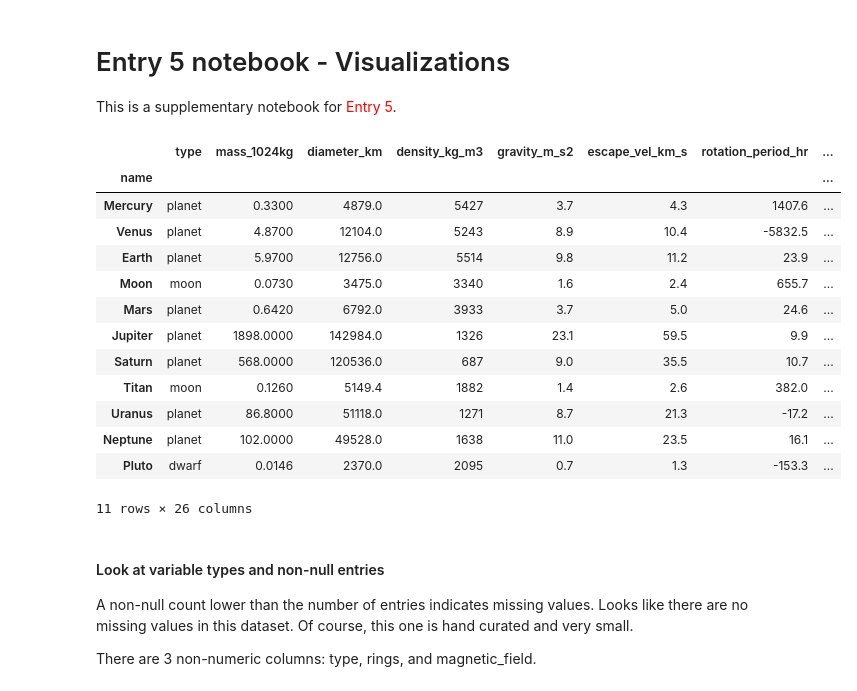
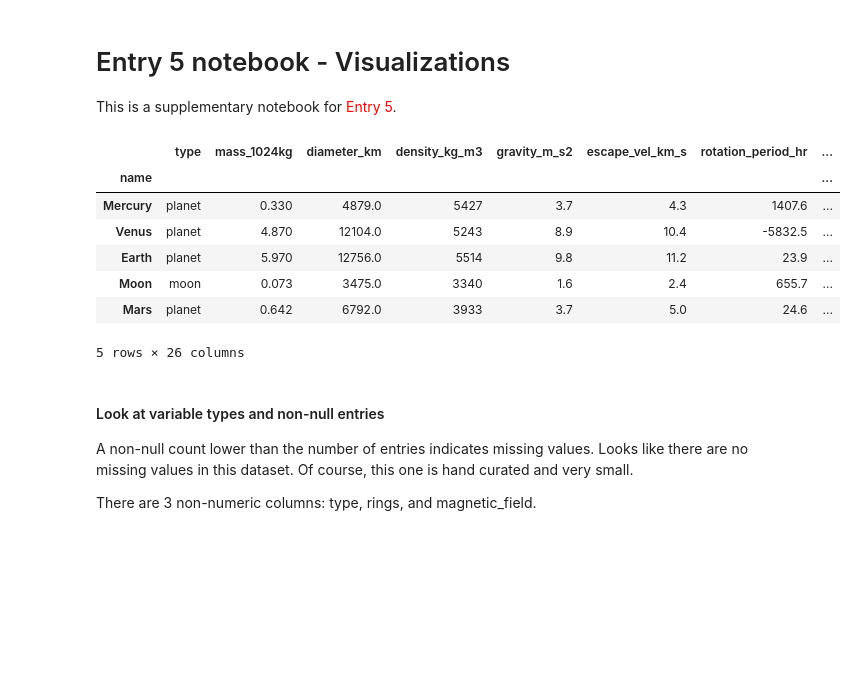
Before and after one commit to julielinx/experiments, a Jupyter notebook: datascience_diary/05_nb_EDA_viz.ipynb, the cells around one changed output. Drawn from its saved outputs; the diff is of its cells as text; code cells hidden in the pictures; blank space fills up the shorter version.

```diff
--- a/datascience_diary/05_nb_EDA_viz.ipynb
+++ b/datascience_diary/05_nb_EDA_viz.ipynb
@@ -12,22 +12,16 @@ plt.style.use('seaborn')
 
 planets = pd.read_excel('data/planets_moons.xlsx', index_col=0)
 # %%
-planets
+planets.head()
 # %% [output]
 |  | type | mass_1024kg | diameter_km | density_kg_m3 | gravity_m_s2 | escape_vel_km_s | rotation_period_hr | ... |
 | name |  |  |  |  |  |  |  | ... |
-| Mercury | planet | 0.3300 | 4879.0 | 5427 | 3.7 | 4.3 | 1407.6 | ... |
-| Venus | planet | 4.8700 | 12104.0 | 5243 | 8.9 | 10.4 | -5832.5 | ... |
-| Earth | planet | 5.9700 | 12756.0 | 5514 | 9.8 | 11.2 | 23.9 | ... |
-| Moon | moon | 0.0730 | 3475.0 | 3340 | 1.6 | 2.4 | 655.7 | ... |
-| Mars | planet | 0.6420 | 6792.0 | 3933 | 3.7 | 5.0 | 24.6 | ... |
-| Jupiter | planet | 1898.0000 | 142984.0 | 1326 | 23.1 | 59.5 | 9.9 | ... |
-| Saturn | planet | 568.0000 | 120536.0 | 687 | 9.0 | 35.5 | 10.7 | ... |
-| Titan | moon | 0.1260 | 5149.4 | 1882 | 1.4 | 2.6 | 382.0 | ... |
-| Uranus | planet | 86.8000 | 51118.0 | 1271 | 8.7 | 21.3 | -17.2 | ... |
-| Neptune | planet | 102.0000 | 49528.0 | 1638 | 11.0 | 23.5 | 16.1 | ... |
-| Pluto | dwarf | 0.0146 | 2370.0 | 2095 | 0.7 | 1.3 | -153.3 | ... |
+| Mercury | planet | 0.330 | 4879.0 | 5427 | 3.7 | 4.3 | 1407.6 | ... |
+| Venus | planet | 4.870 | 12104.0 | 5243 | 8.9 | 10.4 | -5832.5 | ... |
+| Earth | planet | 5.970 | 12756.0 | 5514 | 9.8 | 11.2 | 23.9 | ... |
+| Moon | moon | 0.073 | 3475.0 | 3340 | 1.6 | 2.4 | 655.7 | ... |
+| Mars | planet | 0.642 | 6792.0 | 3933 | 3.7 | 5.0 | 24.6 | ... |
-11 rows × 26 columns
+5 rows × 26 columns
 # %% [markdown]
 #### Look at variable types and non-null entries
 
```
Also changed, not shown: 3 other files.
